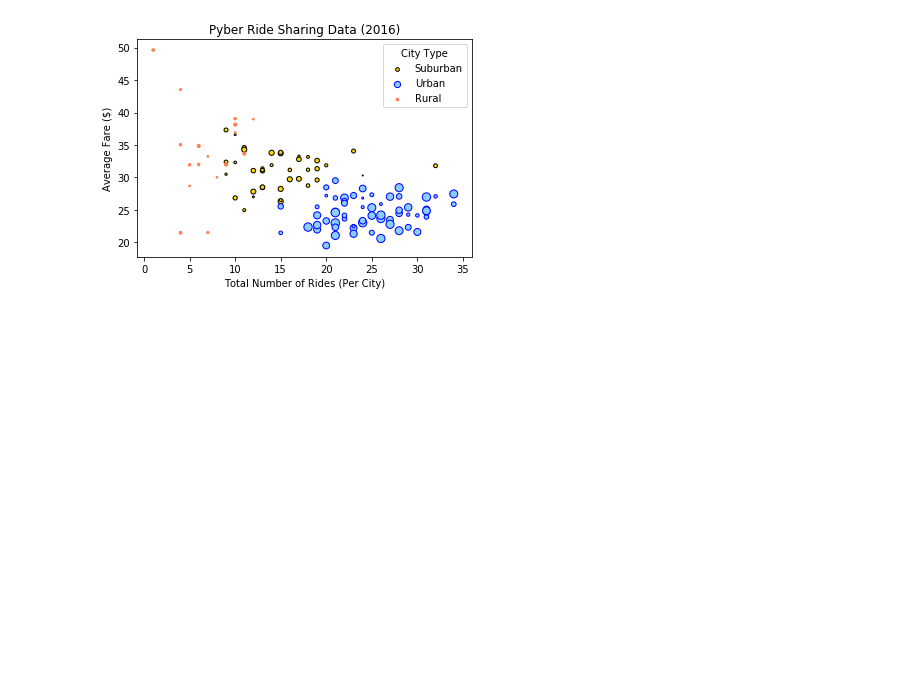
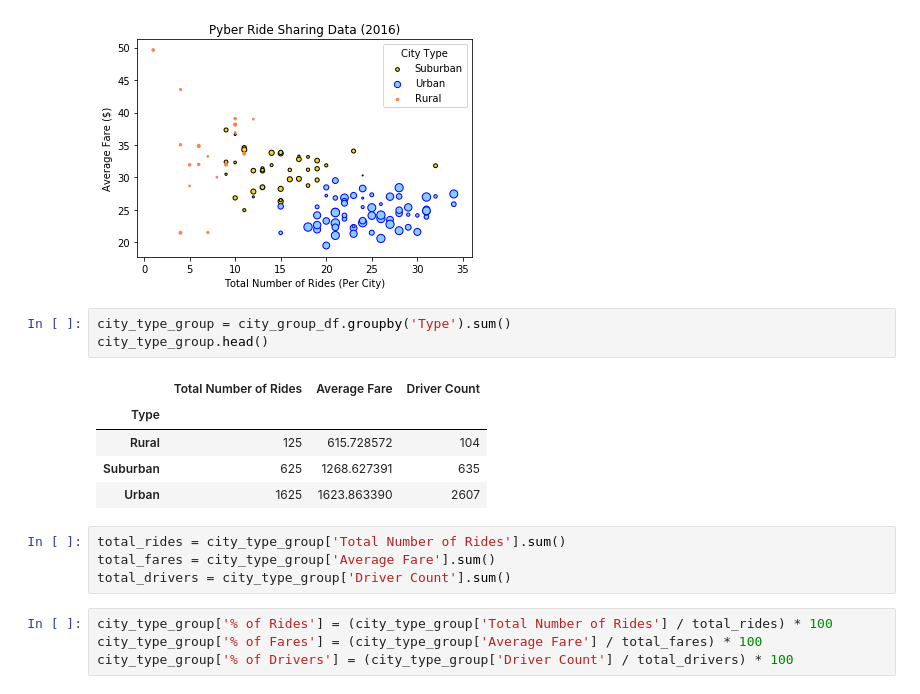
Before and after one commit to EpicureanHeron/DataAnalyticsBootcampSpring2018, a Jupyter notebook: Week 5 - MatPlotLib/Pyber/PyBer.ipynb, the cells around one changed output. Drawn from its saved outputs; the diff is of its cells as text; blank space fills up the shorter version.

```diff
--- a/Week 5 - MatPlotLib/Pyber/PyBer.ipynb
+++ b/Week 5 - MatPlotLib/Pyber/PyBer.ipynb
@@ -96,3 +96,20 @@ plt.legend(title='City Type', loc='best')
 plt.show()
 # %% [output]
 [figure]
+# %%
+city_type_group = city_group_df.groupby('Type').sum()
+city_type_group.head()
+# %% [output]
+|  | Total Number of Rides | Average Fare | Driver Count |
+| Type |  |  |  |
+| Rural | 125 | 615.728572 | 104 |
+| Suburban | 625 | 1268.627391 | 635 |
+| Urban | 1625 | 1623.863390 | 2607 |
+# %%
+total_rides = city_type_group['Total Number of Rides'].sum()
+total_fares = city_type_group['Average Fare'].sum()
+total_drivers = city_type_group['Driver Count'].sum()
+# %%
+city_type_group['% of Rides'] = (city_type_group['Total Number of Rides'] / total_rides) * 100
+city_type_group['% of Fares'] = (city_type_group['Average Fare'] / total_fares) * 100
+city_type_group['% of Drivers'] = (city_type_group['Driver Count'] / total_drivers) * 100
```
Also changed, not shown: parts of 5 cells of this notebook.
